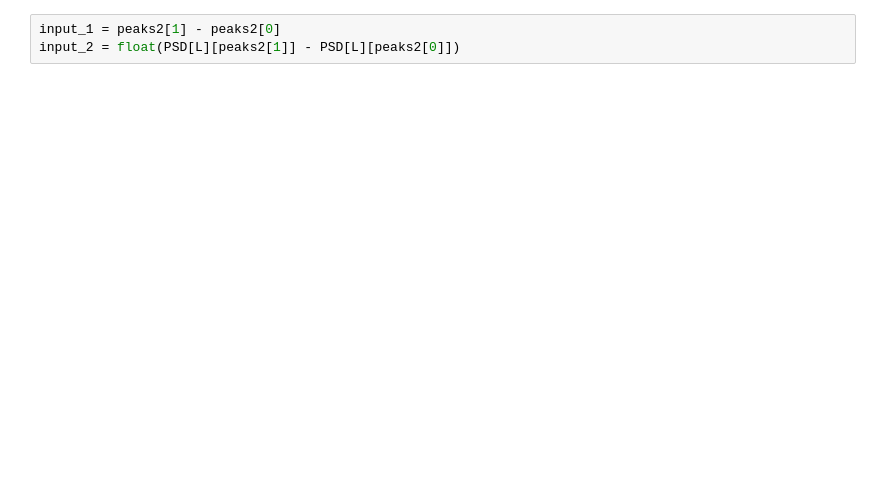
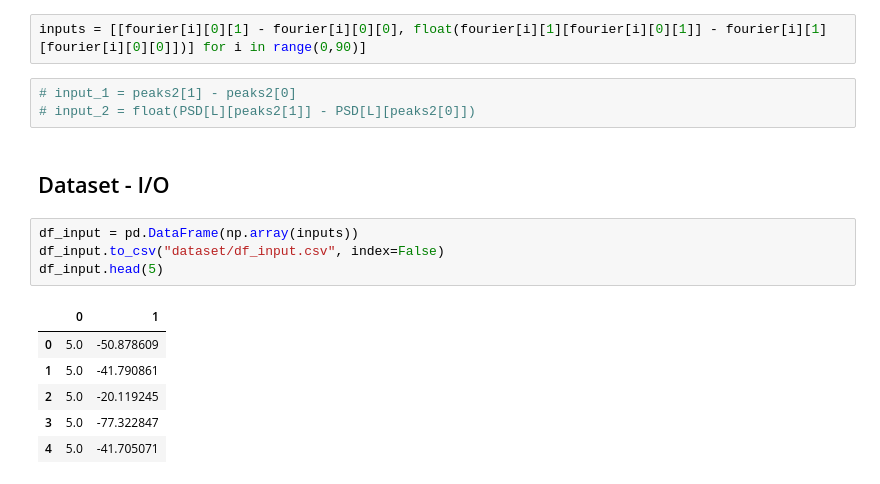
Before and after one commit to leonelBianchi/learning-mode-en-pilotes, a Jupyter notebook: fourier_transform.ipynb, the cells around one changed output. Drawn from its saved outputs; the diff is of its cells as text; blank space fills up the shorter version.

```diff
--- a/fourier_transform.ipynb
+++ b/fourier_transform.ipynb
@@ -74,3 +31,18 @@ plt.show()
+# %%
+inputs = [[fourier[i][0][1] - fourier[i][0][0], float(fourier[i][1][fourier[i][0][1]] - fourier[i][1][fourier[i][0][0]])] for i in range(0,90)]
 # %%
-input_1 = peaks2[1] - peaks2[0]
-input_2 = float(PSD[L][peaks2[1]] - PSD[L][peaks2[0]])
+# input_1 = peaks2[1] - peaks2[0]
+# input_2 = float(PSD[L][peaks2[1]] - PSD[L][peaks2[0]])
+# %% [markdown]
+## Dataset - I/O
+# %%
+df_input = pd.DataFrame(np.array(inputs))
+df_input.to_csv("dataset/df_input.csv", index=False)
+df_input.head(5)
+# %% [output]
+|  | 0 | 1 |
+| 0 | 5.0 | -50.878609 |
+| 1 | 5.0 | -41.790861 |
+| 2 | 5.0 | -20.119245 |
+| 3 | 5.0 | -77.322847 |
+| 4 | 5.0 | -41.705071 |
```
Also changed, not shown: parts of 12 cells of this notebook, 8 other files.
